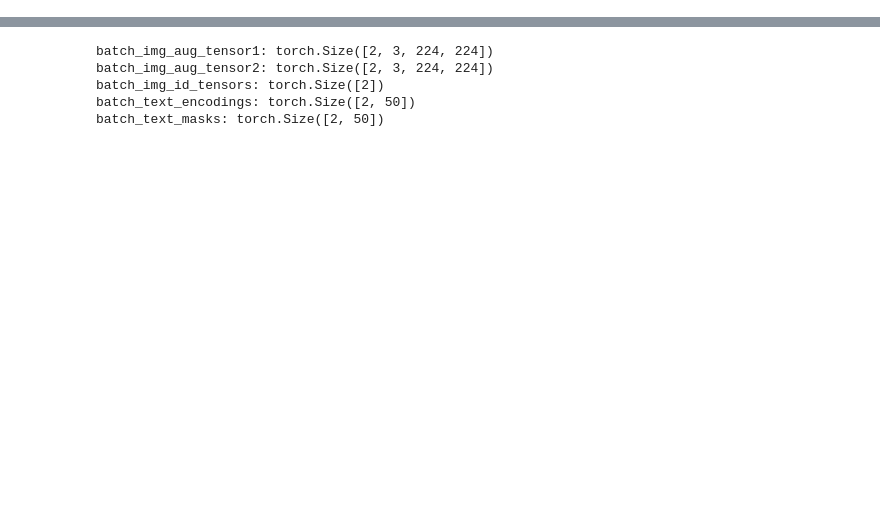
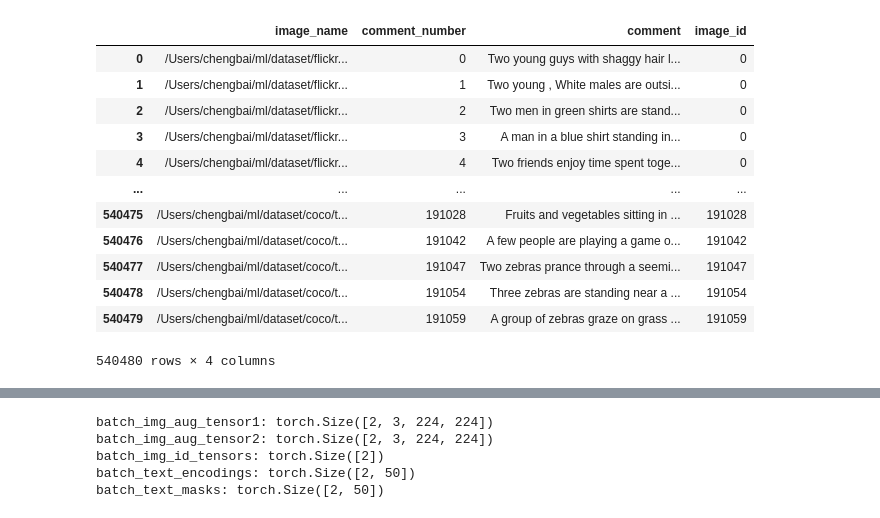
Before and after one commit to Chengbai/notebooks, a Jupyter notebook: fliker_30k_img_comments.ipynb, the cells around one changed output, grey strips where cells are left out. Cells and saved outputs as stored; diff of their text form; code cells hidden in the pictures; blank space fills up the shorter version.

```diff
--- a/fliker_30k_img_comments.ipynb
+++ b/fliker_30k_img_comments.ipynb
@@ -47,3 +52,19 @@ Enriched img id: /tmp/enriched_results.csv
+# %%
+train_dataset.img_comments_df
+# %% [output]
+|  | image_name | comment_number | comment | image_id |
+| 0 | /Users/chengbai/ml/dataset/flickr... | 0 | Two young guys with shaggy hair l... | 0 |
+| 1 | /Users/chengbai/ml/dataset/flickr... | 1 | Two young , White males are outsi... | 0 |
+| 2 | /Users/chengbai/ml/dataset/flickr... | 2 | Two men in green shirts are stand... | 0 |
+| 3 | /Users/chengbai/ml/dataset/flickr... | 3 | A man in a blue shirt standing in... | 0 |
+| 4 | /Users/chengbai/ml/dataset/flickr... | 4 | Two friends enjoy time spent toge... | 0 |
+| ... | ... | ... | ... | ... |
+| 540475 | /Users/chengbai/ml/dataset/coco/t... | 191028 | Fruits and vegetables sitting in ... | 191028 |
+| 540476 | /Users/chengbai/ml/dataset/coco/t... | 191042 | A few people are playing a game o... | 191042 |
+| 540477 | /Users/chengbai/ml/dataset/coco/t... | 191047 | Two zebras prance through a seemi... | 191047 |
+| 540478 | /Users/chengbai/ml/dataset/coco/t... | 191054 | Three zebras are standing near a ... | 191054 |
+| 540479 | /Users/chengbai/ml/dataset/coco/t... | 191059 | A group of zebras graze on grass ... | 191059 |
+540480 rows × 4 columns
 # %%
 # train_dataset.cache_data()
 # eval_dataset.cache_data()
```
Also changed, not shown: parts of 7 cells of this notebook, 17 other files.
